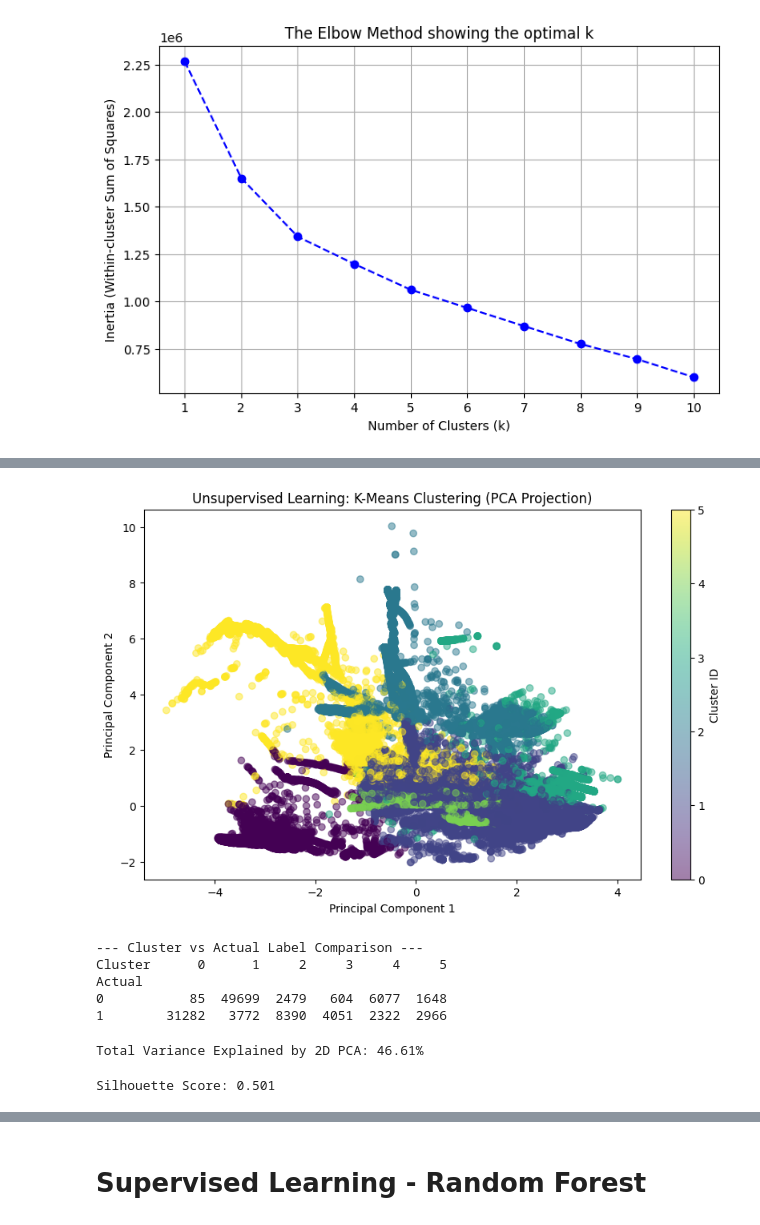
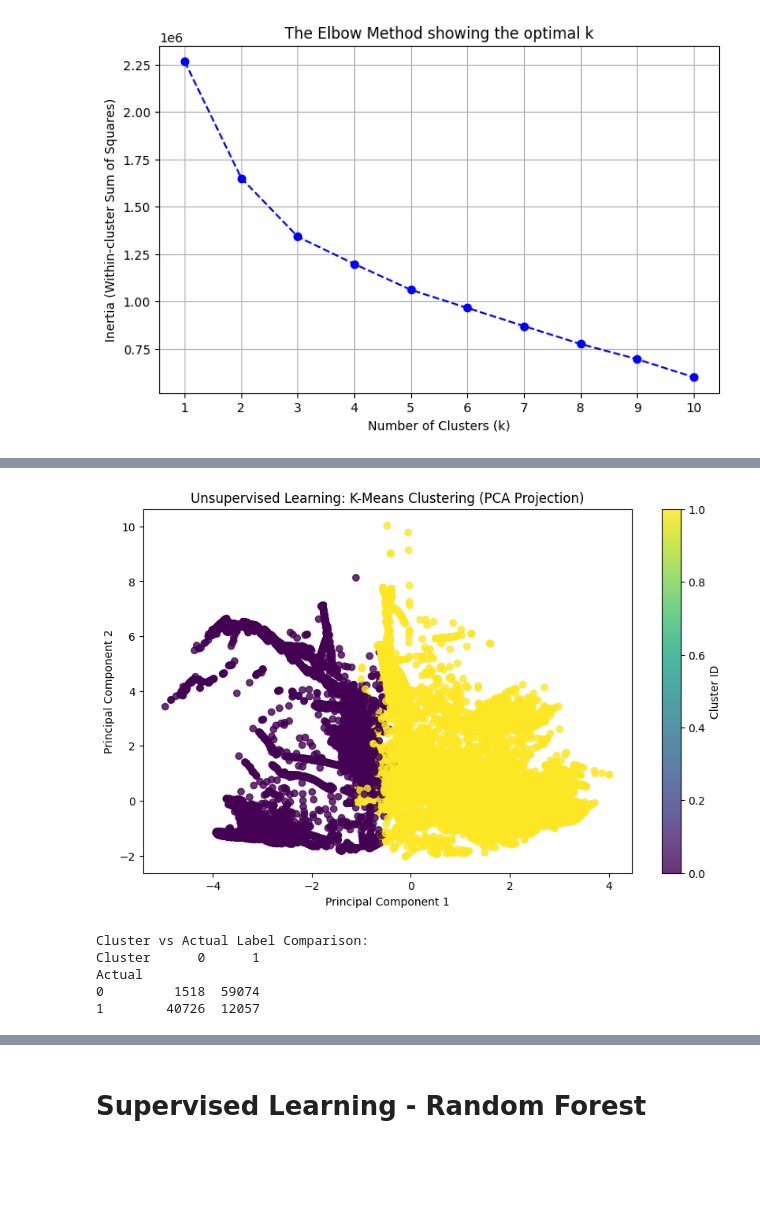
Before and after one commit to Yash-Annapure/Machine_learning_final_project, a Jupyter notebook: final_project_code.ipynb, the cells around one changed output, grey strips where cells are left out. Saved outputs shown, nothing was run; the diff lists cells and outputs as text; code cells hidden in the pictures; blank space fills up the shorter version.

```diff
--- a/final_project_code.ipynb
+++ b/final_project_code.ipynb
@@ -367,43 +371,34 @@ plt.show()
 # %%
 # Applying K-Means
-kmeans = KMeans(n_clusters=6, random_state=42)
+kmeans = KMeans(n_clusters=2, random_state=42)
 
 # Using X_train_scaled for clustering
 clusters = kmeans.fit_predict(X_train_scaled)
 
 # Visualization: PCA for 2D representation
 # Having 20 features - using PCA to squash them into 2D to plot them.
 pca = PCA(n_components=2)
 X_pca = pca.fit_transform(X_train_scaled)
 
 plt.figure(figsize=(10, 6))
 
 # Plotting the clusters found by K-Means
-plt.scatter(X_pca[:, 0], X_pca[:, 1], c=clusters, cmap='viridis', alpha=0.5)
+plt.scatter(X_pca[:, 0], X_pca[:, 1], c=clusters, cmap='viridis', alpha=0.8)
 plt.title("Unsupervised Learning: K-Means Clustering (PCA Projection)")
 plt.xlabel("Principal Component 1")
 plt.ylabel("Principal Component 2")
 plt.colorbar(label='Cluster ID')
 plt.show()
 
 # Interpretation
 comparison_df = pd.DataFrame({'Actual': y_train, 'Cluster': clusters})
-print("\n--- Cluster vs Actual Label Comparison ---")
+print("\nCluster vs Actual Label Comparison:")
 print(pd.crosstab(comparison_df['Actual'], comparison_df['Cluster']))
 # %% [output]
-[figure, old version]
+[figure, new version]
---- Cluster vs Actual Label Comparison ---
-Cluster      0      1     2     3     4     5
+Cluster vs Actual Label Comparison:
+Cluster      0      1
 Actual
-0           85  49699  2479   604  6077  1648
-1        31282   3772  8390  4051  2322  2966
+0         1518  59074
+1        40726  12057
-# %%
-print(f"Total Variance Explained by 2D PCA: {sum(pca.explained_variance_ratio_) * 100:.2f}%")
-# %% [output]
-Total Variance Explained by 2D PCA: 46.61%
-# %%
-score = silhouette_score(X_train_scaled, clusters)
-print(f"Silhouette Score: {score:.3f}")
-# %% [output]
-Silhouette Score: 0.501
 # %% [markdown]
```
Also changed, not shown: parts of 11 cells of this notebook.
